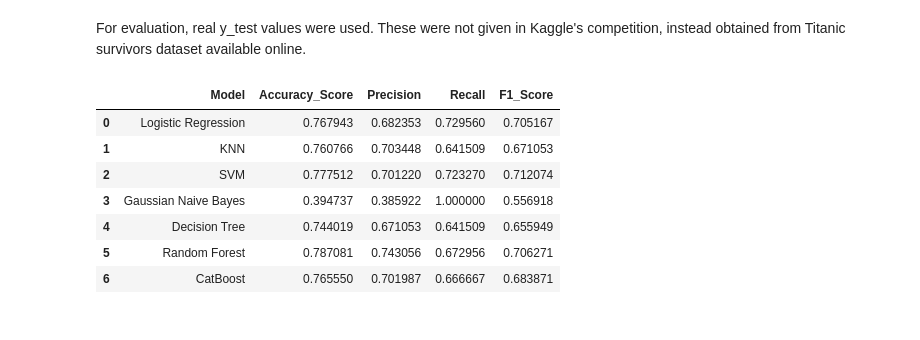
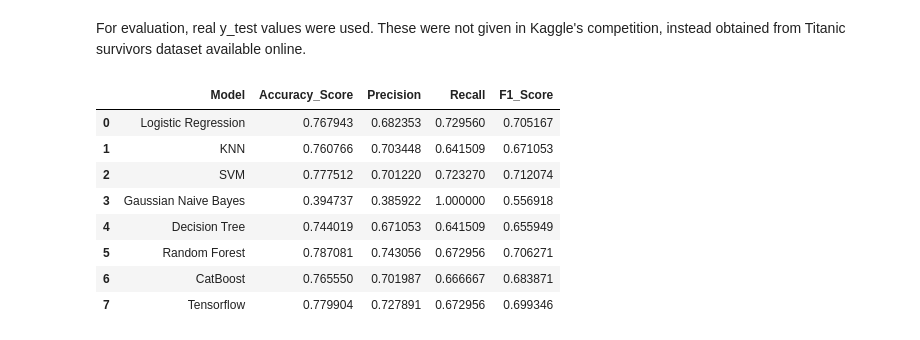
Before and after one commit to meren26/playground, a Jupyter notebook: notebooks/Titanic.ipynb, the cells around one changed output. Cells and saved outputs as stored; diff of their text form; code cells hidden in the pictures.

```diff
--- a/notebooks/Titanic.ipynb
+++ b/notebooks/Titanic.ipynb
@@ -773,0 +776,15 @@ GridSearchCV(cv=10, error_score=nan,
+# %%
+import tensorflow as tf
+from tensorflow.keras.models import Sequential
+from tensorflow.keras.layers import Dense, Activation
+from tensorflow.keras.callbacks import EarlyStopping
+
+tf = Sequential()
+tf.add(Dense(units=17,activation='relu'))
+tf.add(Dense(units=17,activation='relu'))
+tf.add(Dense(units=1,activation='sigmoid'))
+
+tf.compile(loss='binary_crossentropy', optimizer='adam')
+
+early_stop = EarlyStopping(monitor='val_loss', mode='min', verbose=1, patience=10)
+tf.fit(x=X_train, y=y_train, epochs=200,validation_data=(X_test, y_test), verbose=1,callbacks=[early_stop])
@@ -773,0 +816,3 @@ GridSearchCV(cv=10, error_score=nan,
+# %%
+tf_preds = tf.predict_classes(X_test)
+tf_preds = tf_preds.reshape(1,418)[0]
@@ -794,7 +843,8 @@ models = pd.DataFrame({
         'Gaussian Naive Bayes',
         'Decision Tree',
         'Random Forest',
-        'CatBoost'
+        'CatBoost',
+        'Tensorflow'
               ],
 
     'Accuracy_Score':[
@@ -804,7 +854,8 @@ models = pd.DataFrame({
         accuracy_score(y_test, gs_preds),
         accuracy_score(y_test, dt_preds),
         accuracy_score(y_test, rf_preds),
-        accuracy_score(y_test, cb_preds)
+        accuracy_score(y_test, cb_preds),
+        accuracy_score(y_test, tf_preds)
                      ],
 
     'Precision': [
@@ -814,37 +865,41 @@ models = pd.DataFrame({
         precision_score(y_test, gs_preds),
         precision_score(y_test, dt_preds),
         precision_score(y_test, rf_preds),
-        precision_score(y_test, cb_preds)
+        precision_score(y_test, cb_preds),
+        precision_score(y_test, tf_preds)
                 ],
 
     'Recall': [
         recall_score(y_test, lr_preds),
         recall_score(y_test, knn_preds),
         recall_score(y_test, svc_preds),
         recall_score(y_test, gs_preds),
         recall_score(y_test, dt_preds),
         recall_score(y_test, rf_preds),
-        recall_score(y_test, cb_preds)
+        recall_score(y_test, cb_preds),
+        recall_score(y_test, tf_preds)
                 ],
 
     'F1_Score': [
         f1_score(y_test, lr_preds),
         f1_score(y_test, knn_preds),
         f1_score(y_test, svc_preds),
         f1_score(y_test, gs_preds),
         f1_score(y_test, dt_preds),
         f1_score(y_test, rf_preds),
-        f1_score(y_test, cb_preds)
+        f1_score(y_test, cb_preds),
+        f1_score(y_test, tf_preds)
                 ],
 })
 
 models
 # %% [output]
 |  | Model | Accuracy_Score | Precision | Recall | F1_Score |
 | 0 | Logistic Regression | 0.767943 | 0.682353 | 0.729560 | 0.705167 |
 | 1 | KNN | 0.760766 | 0.703448 | 0.641509 | 0.671053 |
 | 2 | SVM | 0.777512 | 0.701220 | 0.723270 | 0.712074 |
 | 3 | Gaussian Naive Bayes | 0.394737 | 0.385922 | 1.000000 | 0.556918 |
 | 4 | Decision Tree | 0.744019 | 0.671053 | 0.641509 | 0.655949 |
 | 5 | Random Forest | 0.787081 | 0.743056 | 0.672956 | 0.706271 |
 | 6 | CatBoost | 0.765550 | 0.701987 | 0.666667 | 0.683871 |
+| 7 | Tensorflow | 0.779904 | 0.727891 | 0.672956 | 0.699346 |
```
Also changed, not shown: parts of 8 cells of this notebook.
